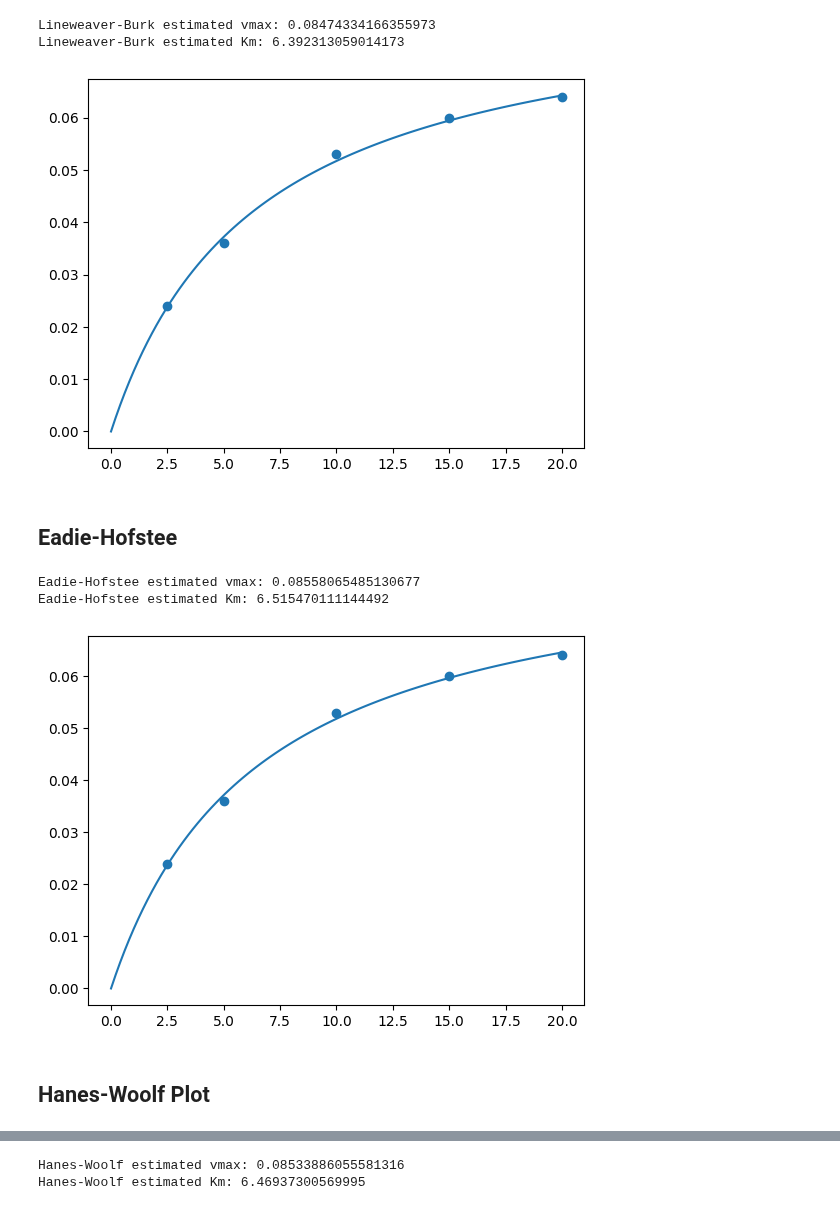
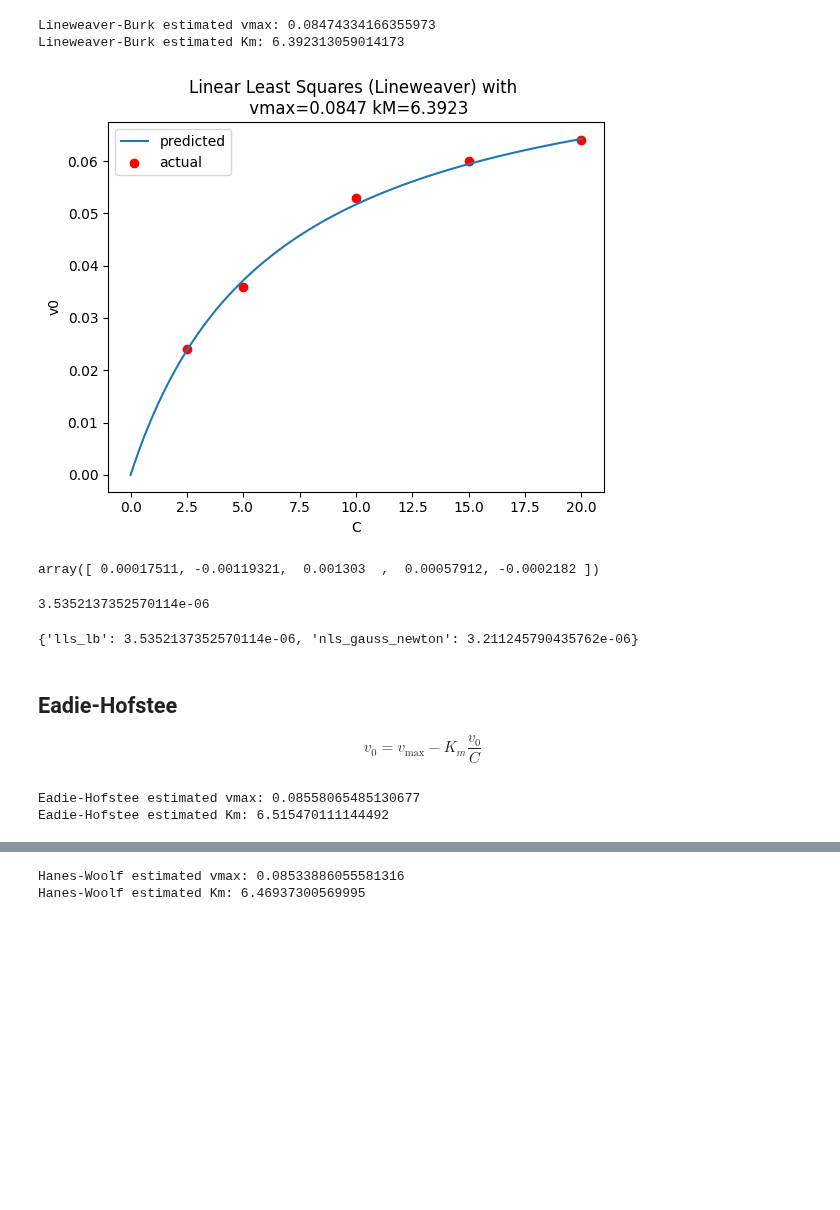
Before and after one commit to JouhC/ai-linearalgebra-probsets, a Jupyter notebook: notebooks/ps2_nls.ipynb, the cells around one changed output, grey strips where cells are left out. Drawn from its saved outputs; the diff is of its cells as text; code cells hidden in the pictures; blank space fills up the shorter version.

```diff
--- a/notebooks/ps2_nls.ipynb
+++ b/notebooks/ps2_nls.ipynb
@@ -131,10 +136,18 @@ print(f"Estimated Km: {Km_final_nls}")
 Estimated vmax: 0.08585734500236675
 Estimated Km: 6.56189356816215
 # %%
-def plot_curve_fit(C: ndarray, v0_observed: ndarray, vmax: float, Km: float):
+def plot_curve_fit(
+    C: ndarray, v0_observed: ndarray, vmax: float, Km: float, title: str
+):
     xx = np.linspace(0, 20, 100)
     preds = michaelis_menten(xx, vmax, Km)
-    plt.plot(xx, preds)
-    plt.scatter(C, v0_observed)
+
+    plt.plot(xx, preds, label="predicted")
+    plt.scatter(C, v0_observed, c="red", label="actual")
+
+    plt.xlabel("C")
+    plt.ylabel("v0")
+    plt.legend()
+    plt.title(title)
     plt.show()
 # %%
@@ -186,11 +240,31 @@ print(f"Lineweaver-Burk estimated Km: {Km_lb}")
 Lineweaver-Burk estimated vmax: 0.08474334166355973
 Lineweaver-Burk estimated Km: 6.392313059014173
 # %%
-plot_curve_fit(C=C, v0_observed=v0_observed, vmax=vmax_lb, Km=Km_lb)
+plot_curve_fit(
+    C=C,
+    v0_observed=v0_observed,
+    vmax=vmax_lb,
+    Km=Km_lb,
+    title=f"Linear Least Squares (Lineweaver) with \n vmax={vmax_lb:.4f} kM={Km_lb:.4f}",
+)
 # %% [output]
-[figure, old version]
+[figure, new version]
+# %%
+res_lls_lb = residuals(params=[vmax_lb, Km_lb], C=C, v0_observed=v0_observed)
+display(res_lls_lb)
+res_lls_lb = np.sum(np.square(res_lls_lb))
+display(res_lls_lb)
+
+res_dict["lls_lb"] = res_lls_lb
+pprint(res_dict, indent=4)
+# %% [output]
+array([ 0.00017511, -0.00119321,  0.001303  ,  0.00057912, -0.0002182 ])
+3.5352137352570114e-06
+{'lls_lb': 3.5352137352570114e-06, 'nls_gauss_newton': 3.211245790435762e-06}
 # %% [markdown]
 ## Eadie-Hofstee
+
+$$v_0 = v_{\max} - K_m \frac{v_0}{C}$$
 # %%
 # Eadie-Hofstee transformation
 x_eh = v0_observed / C
@@ -211,9 +285,3 @@ print(f"Eadie-Hofstee estimated Km: {Km_eh}")
 # %% [output]
 Eadie-Hofstee estimated vmax: 0.08558065485130677
 Eadie-Hofstee estimated Km: 6.515470111144492
-# %%
-plot_curve_fit(C, v0_observed, vmax_eh, Km_eh)
-# %% [output]
-[figure, removed]
-# %% [markdown]
-## Hanes-Woolf Plot
```
Also changed, not shown: parts of 17 cells of this notebook.
